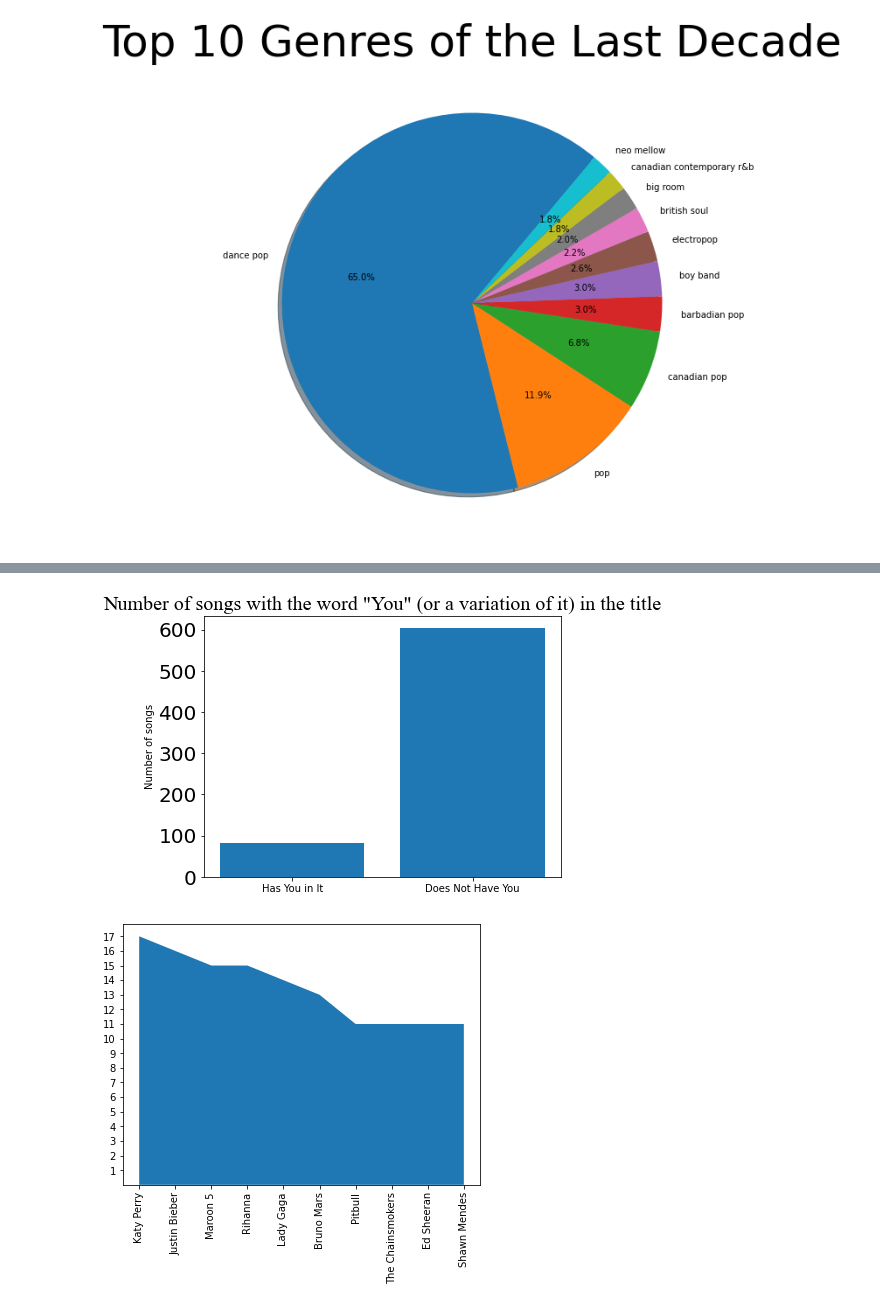
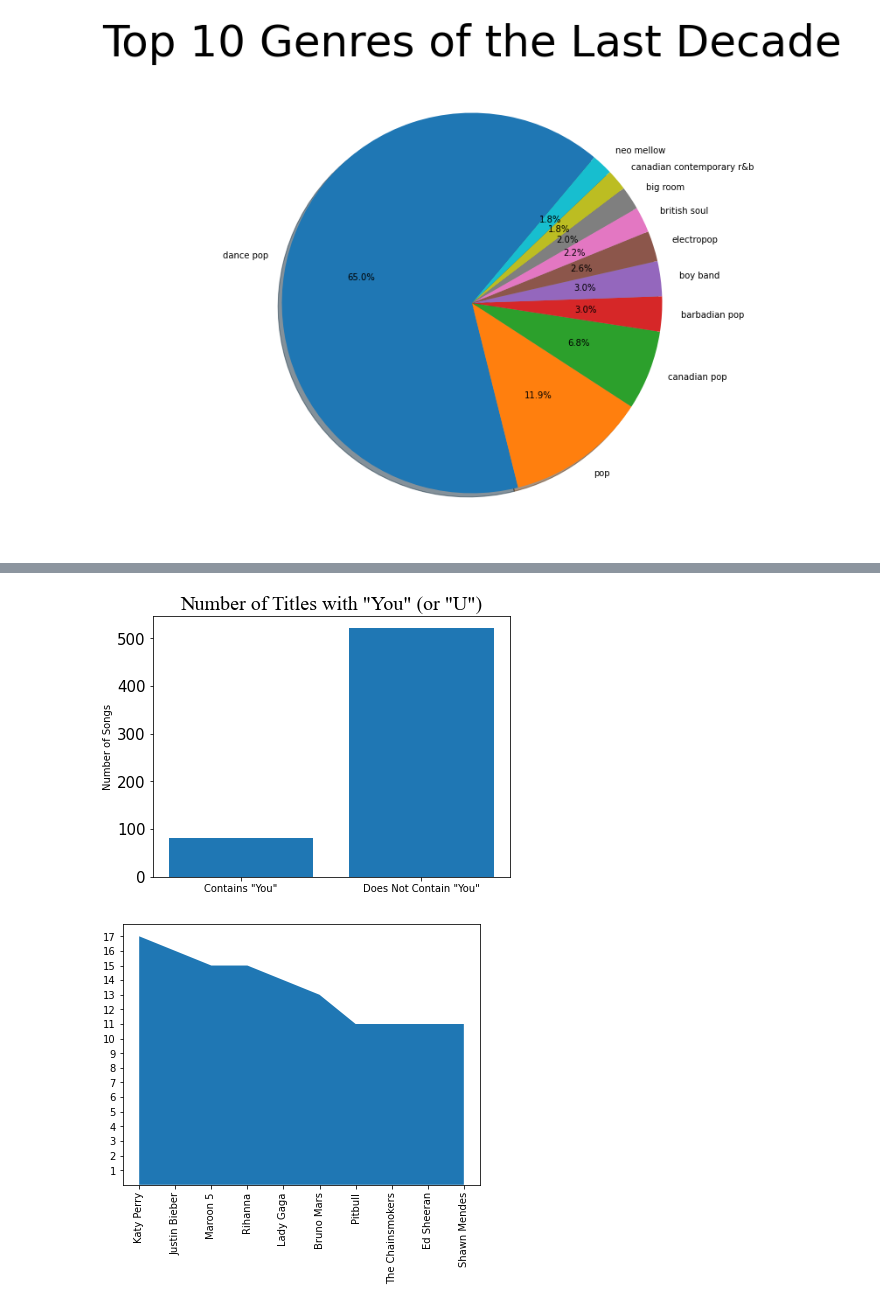
Before and after one commit to jvalliere/CMPS240-final-project, a Jupyter notebook: CMPS240_final_project.ipynb, the cells around one changed output, grey strips where cells are left out. Drawn from its saved outputs; the diff is of its cells as text; code cells hidden in the pictures.

```diff
--- a/CMPS240_final_project.ipynb
+++ b/CMPS240_final_project.ipynb
@@ -103,0 +105,23 @@ plt.show()
+# %%
+#Mention features, how many, genres more likely to have features, etc.
+
+with_feat = []
+without_feat = []
+for title in top10s.title:
+    title = title.lower()
+    if (title.find("feat") != -1 or title.find("with") != -1 or title.find("vs") != -1):
+        with_feat.append(title)
+    else:
+        without_feat.append(title)
+
+feat_pie = pd.DataFrame( {'labels':['Titles with Features', 'Titles without Features'],
+                        'count': [len(songs_with_you), len(songs_without_you)]})
+feat_pie
+
+#Pie chart with percentage of song with features
+plt.pie(feat_pie['count'], labels = feat_pie['labels'], explode = [.25,0],
+autopct='%1.1f%%', shadow=True, startangle=0)
+plt.title('% of Features to Hit the Top 10 Charts', fontsize=30)
+fig = plt.gcf()
+fig.set_size_inches(5,5)
+plt.show()
@@ -104,22 +148,25 @@ plt.show()
 # %%
 songs_with_you = []
+songs_without_you = []
 for title in top10s.title:
     title = title.lower()
-    if (title.find("you") != -1 or title.find(" u ") != -1):
+    if (title.find("you") != -1 or title.find("YOU") != -1 or title.find("U") != -1):
         songs_with_you.append(title)
+    else:
+        songs_without_you.append(title)
 
-you_df = pd.DataFrame( {'Has_you':['Has You in It','Does Not Have You'],
-                        'n': [len(songs_with_you), len(top10s.title)]})
+you_df = pd.DataFrame( {'Has_you':['Contains "You"','Does Not Contain "You"'],
+                        'n': [len(songs_with_you), len(songs_without_you)]})
 you_df
 
 plt.bar(you_df.Has_you, you_df.n)
 plt.xticks(you_df.Has_you)
-plt.yticks(fontsize = 20)
-plt.title('Number of songs with the word "You" (or a variation of it) in the title', fontsize=20, fontname='Times New Roman')
-plt.ylabel("Number of songs")
+plt.yticks(fontsize = 15)
+plt.title('Number of Titles with "You" (or "U")', fontsize=20, fontname='Times New Roman')
+plt.ylabel("Number of Songs")
 plt.show()
 # %% [output]
-[figure, old version]
+[figure, new version]
 # %%
 #Selecting top 10 artists with a song from the top 10s and visualizing how many each had
 top10s_count = top10s['artist'].value_counts()[0:10]
```
Also changed, not shown: parts of 7 cells of this notebook.
